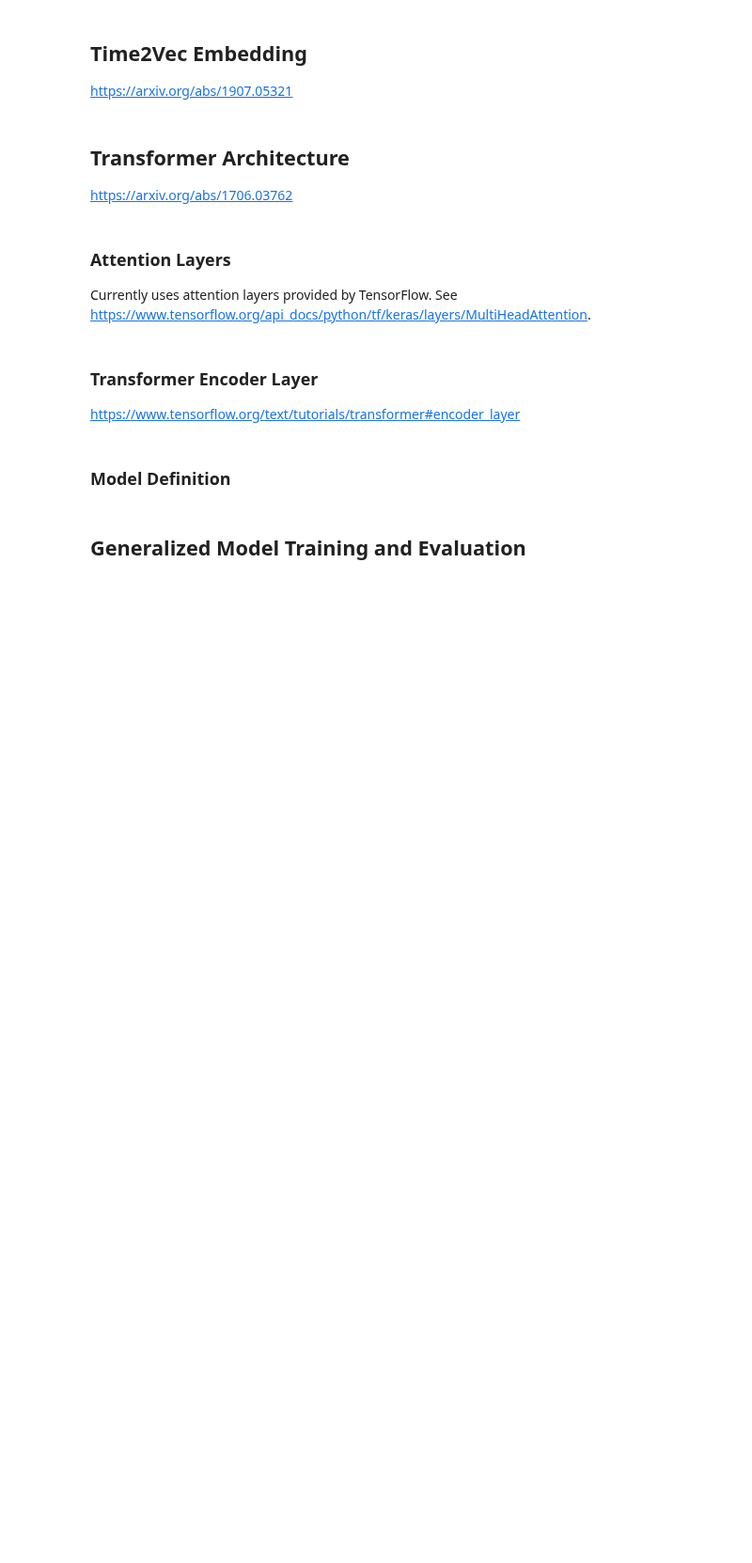
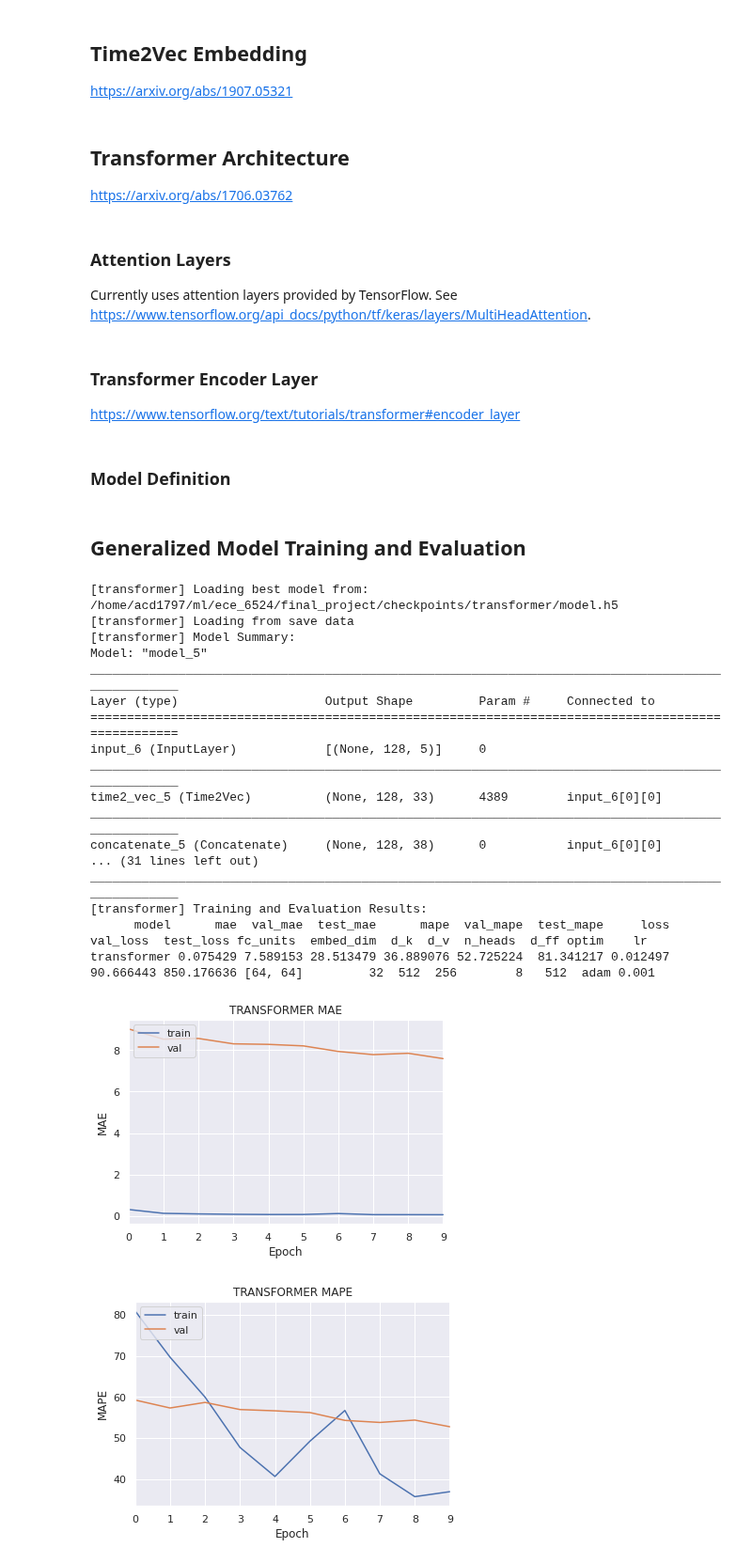
Before and after one commit to zanderman/stock-forecasting-transformer, a Jupyter notebook: forecast_transformer.ipynb, the cells around one changed output. Shown at 94% size. Drawn from its saved outputs; the diff is of its cells as text; code cells hidden in the pictures; blank space fills up the shorter version.

Commit message:
Bug fixes - Fixes usage of Keras function `timeseries_dataset_from_array` for TensorFlow version 2.4.1 - Associated functions now require metric list for compilation, plotting, etc.

```diff
--- a/forecast_transformer.ipynb
+++ b/forecast_transformer.ipynb
@@ -132,11 +134,11 @@ class HugeStockMarketDataset:
 
         # Index all stocks.
         if not self.exclude_stocks:
-            _index_folder(self.path/'Stocks')
+            _index_folder(self.path/'**'/'Stocks')
 
         # Index all ETFs.
         if not self.exclude_etfs:
-            _index_folder(self.path/'ETFs')
+            _index_folder(self.path/'**'/'ETFs')
 
     def download(self, path: str, files: list = None, quiet: bool = True):
         """Downloads the dataset from Kaggle.
@@ -344,7 +346,8 @@ class WindowGenerator:
         data = df.to_numpy()
 
         # Convert data matrix into TensorFlow dataset.
-        dataset = keras.utils.timeseries_dataset_from_array(
+        # dataset = keras.utils.timeseries_dataset_from_array(
+        dataset = keras.preprocessing.timeseries_dataset_from_array(
             data=data,
             targets=None,
             sequence_length=self.total_window_len,
@@ -999,6 +1026,18 @@ def plot_loss(history: dict, model_name: str) -> plt.Figure:
     plt.title(f"{model_name} Loss")
     plt.legend(loc='upper left')
     return fig
+
+def plot_metric(history: dict, metric: str, model_name: str) -> plt.Figure:
+    """Plots model training and validation metric."""
+    fig = plt.figure()
+    plt.plot(history[metric], label='train')
+    plt.plot(history[f"val_{metric}"], label='val')
+    plt.xlim(0, len(history[metric])-1)
+    plt.xlabel('Epoch')
+    plt.ylabel(metric.upper())
+    plt.title(f"{model_name} {metric.upper()}")
+    plt.legend(loc='upper left')
+    return fig
 # %%
 def train_evaluate_for_dataset(
     model_name: str,
@@ -1028,7 +1067,7 @@ def train_evaluate_for_dataset(
     metrics_path = checkpoint_path.parent/'metrics.json'
 
     # Load model from best checkpoint.
-    if checkpoint_path.exists() or history_path.exists() or metrics_path.exists():
+    if checkpoint_path.exists() and history_path.exists() and metrics_path.exists():
         # Load the model.
         logger.info(f"[{model_name}] Loading best model from: {checkpoint_path}")
         model = keras.models.load_model(checkpoint_path, custom_objects=keras.utils.get_custom_objects())
@@ -1074,8 +1113,6 @@ def train_evaluate_for_dataset(
                 compile_params=compile_params,
             )
 
-            model.summary(print_fn=logger.info)
-
         # Train the model using the strategy.
         model, hist, met = train_evaluate_model(
             model,
@@ -1084,6 +1121,7 @@ def train_evaluate_for_dataset(
             datagen_val=dataset_val,
             datagen_test=dataset_test,
             epochs=epochs,
+            metric_list=compile_params['metrics'],
             checkpoint_path=checkpoint_path,
             history_path=history_path,
             metrics_path=metrics_path,
@@ -1103,15 +1141,11 @@ def train_evaluate_for_dataset(
     }])
     logger.info(df.to_string(index=False)) # Log to console.
 
-    # Plot the train/val performance.
-    fig = plot_acc(hist, model_name=model_name.upper())
-    fig.savefig(IMAGE_ROOT/f"{model_name}_acc.png", bbox_inches='tight')
-    fig.show()
-
-    # Plot the train/val loss.
-    fig = plot_loss(hist, model_name=model_name.upper())
-    fig.savefig(IMAGE_ROOT/f"{model_name}_loss.png", bbox_inches='tight')
-    fig.show()
+    # Plot train/val performance.
+    for key in compile_params['metrics']+['loss']:
+        fig = plot_metric(hist, key, model_name=model_name.upper())
+        fig.savefig(IMAGE_ROOT/f"{model_name}_{key}.png", bbox_inches='tight')
+        fig.show()
 
     return model, hist, met, hparams, df
 # %%
@@ -1120,32 +1154,53 @@ builder = build_model_from_hparams(build_transformer)
 hparams = dict(
     fc_units=[64,64],
     embed_dim=32,
     d_k=512,
     d_v=256,
     n_heads=8,
     d_ff=512,
     optim='adam',
     lr=0.001,
 )
 compile_params = dict(
     loss='mse',
     metrics=['mae', 'mape'],
 )
 
 model, hist, met, hparams, df = train_evaluate_for_dataset(
     model_name='transformer',
     build_model_func=builder,
     hparams=hparams,
     compile_params=compile_params,
     asset='aapl',
     in_seq_len=128,
     out_seq_len=1,
     shift=1,
     split=(0.7, 0.2, 0.1),
     in_feat=['Open','High','Low','Close','Volume'],
-    out_feat=['Open','High','Low','Close','Volume'],
+    # out_feat=['Open','High','Low','Close','Volume'],
+    out_feat=['Close'],
     batch_size=64,
     shuffle=True,
     strategy=tf.distribute.get_strategy(),
-    epochs=1,
+    epochs=10,
 )
+# %% [output]
+[transformer] Loading best model from: /home/acd1797/ml/ece_6524/final_project/checkpoints/transformer/model.h5
+[transformer] Loading from save data
+[transformer] Model Summary:
+Model: "model_5"
+__________________________________________________________________________________________________
+Layer (type)                    Output Shape         Param #     Connected to
+==================================================================================================
+input_6 (InputLayer)            [(None, 128, 5)]     0
+__________________________________________________________________________________________________
+time2_vec_5 (Time2Vec)          (None, 128, 33)      4389        input_6[0][0]
+__________________________________________________________________________________________________
+concatenate_5 (Concatenate)     (None, 128, 38)      0           input_6[0][0]
+... (31 lines left out)
+__________________________________________________________________________________________________
+[transformer] Training and Evaluation Results:
+      model      mae  val_mae  test_mae      mape  val_mape  test_mape     loss  val_loss  test_loss fc_units  embed_dim  d_k  d_v  n_heads  d_ff optim    lr
+transformer 0.075429 7.589153 28.513479 36.889076 52.725224  81.341217 0.012497 90.666443 850.176636 [64, 64]         32  512  256        8   512  adam 0.001
+[figure, added]
+[figure, added]
```
Also changed, not shown: parts of 5 cells of this notebook.
